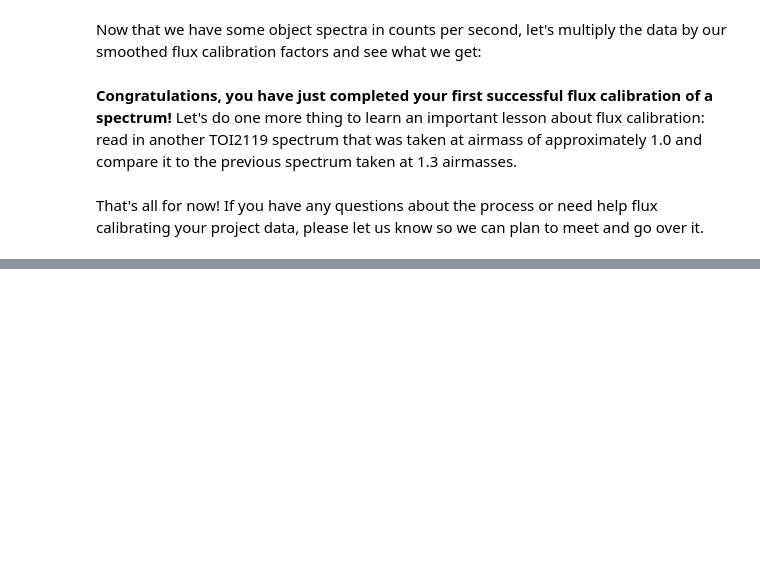
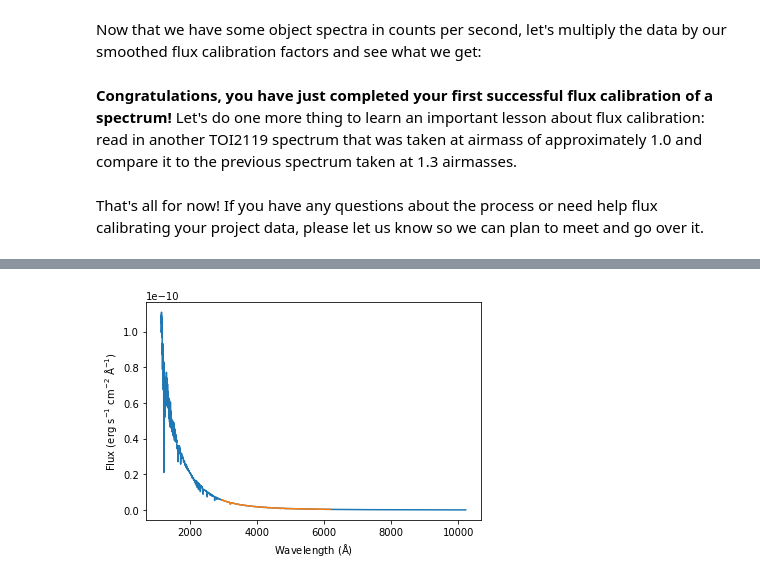
Before and after one commit to collinsinclair/astr-3520-final-project, a Jupyter notebook: Flux Calibration-2.ipynb, the cells around one changed output, grey strips where cells are left out. Cells and saved outputs as stored; diff of their text form; code cells hidden in the pictures; blank space fills up the shorter version.

```diff
--- a/Flux Calibration-2.ipynb
+++ b/Flux Calibration-2.ipynb
@@ -292,0 +264,9 @@ That's all for now! If you have any questions about the process or need help flu
+# %%
+# Plot the flux spectrum and the data scaled by the flux factor
+plt.plot(standard_wavelength, standard_flux)
+plt.plot(data_wavelengths, flux_factor_data)
+plt.xlabel('Wavelength ($\mathregular{\AA}$)')
+plt.ylabel('Flux ($\mathregular{erg\ s^{-1}\ cm^{-2}\ \AA^{-1}}$)')
+plt.savefig('standard_star_with_data_scaled.png', dpi=300)
+# %% [output]
+[figure, added]
```
Also changed, not shown: parts of 26 cells of this notebook, 10 other files.
